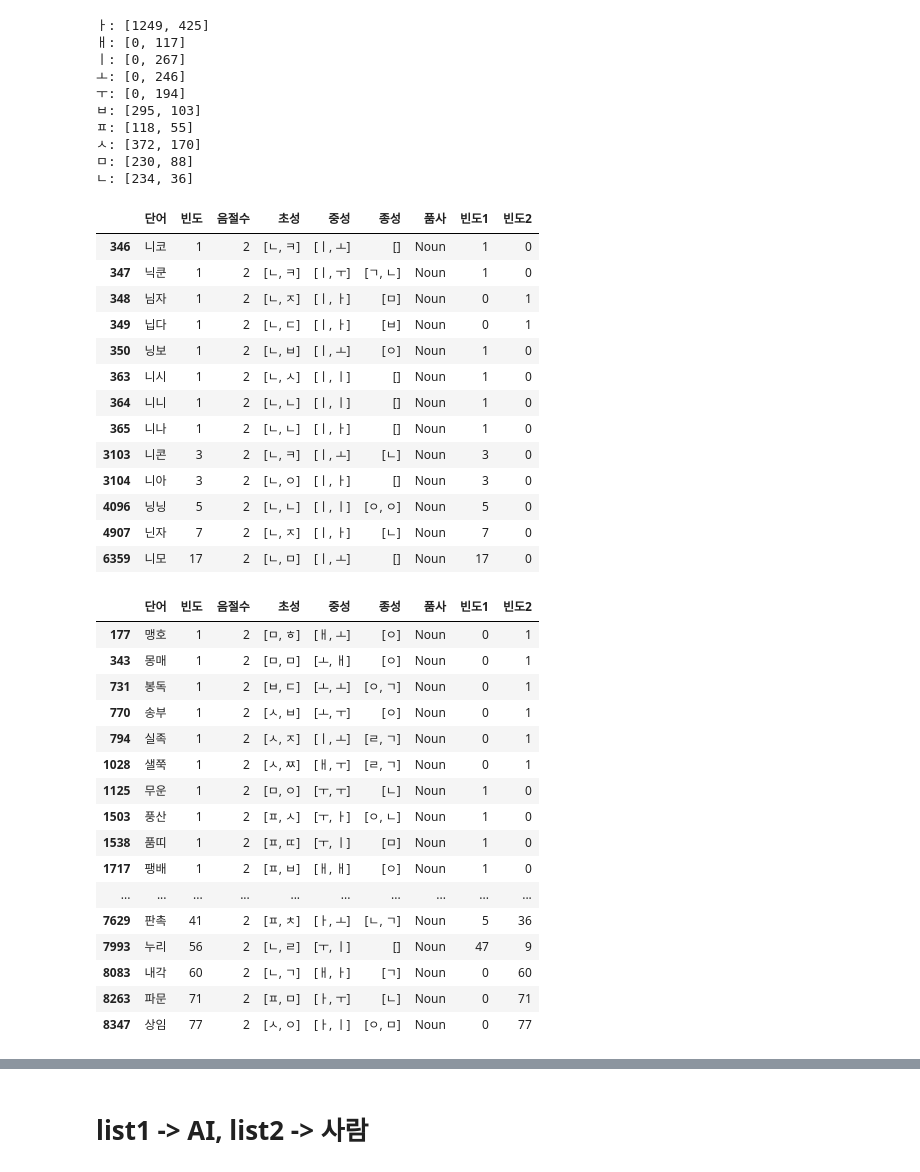
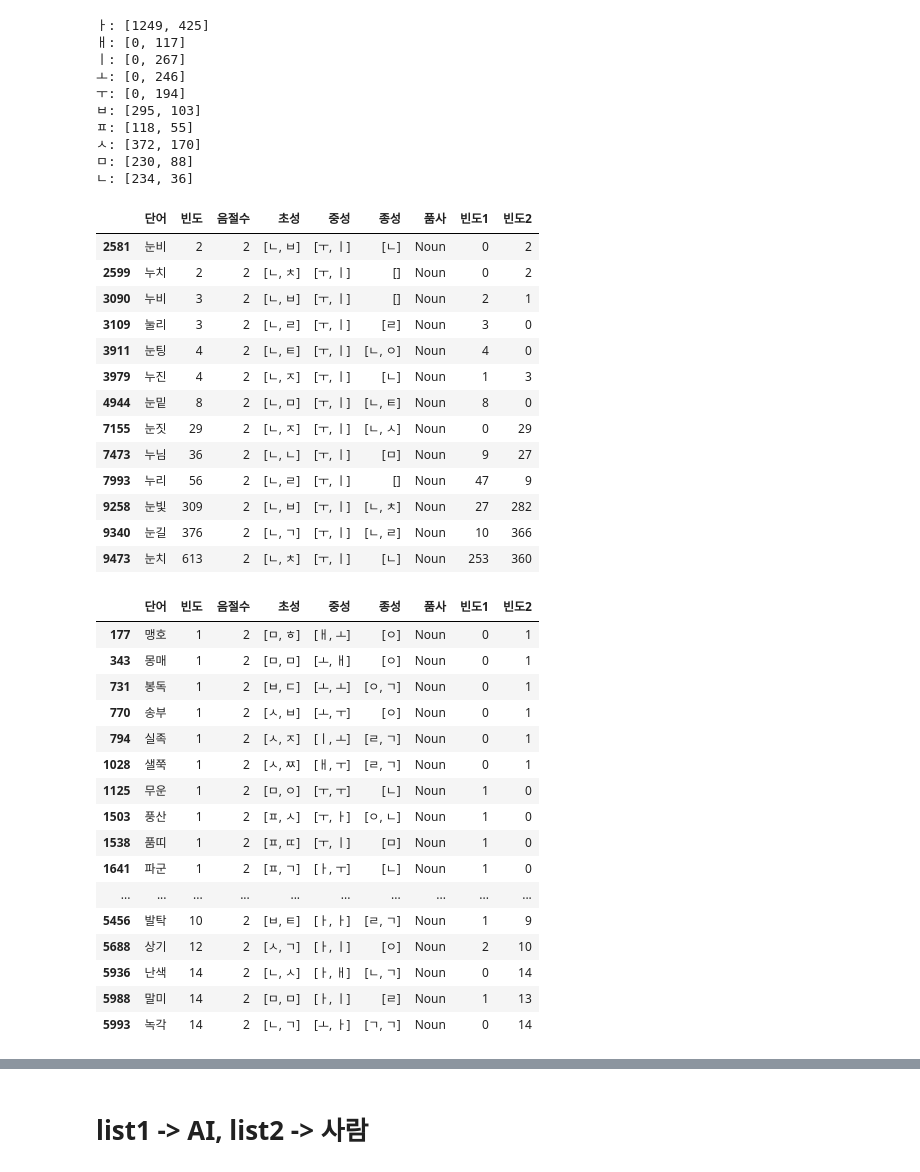
Before and after one commit to irregular6612/phoneticConvergence, a Jupyter notebook: data.ipynb, the cells around one changed output, grey strips where cells are left out. Saved outputs shown, nothing was run; the diff lists cells and outputs as text; code cells hidden in the pictures.

Commit message:
word updaetd

```diff
--- a/data.ipynb
+++ b/data.ipynb
@@ -475,30 +475,30 @@ for idx, item in enumerate(counter):
 # %%
 # 핵심은 글은 많이 쓰는데, 말로는 않하는 단어들,,
 pd.set_option('display.max_rows', None)
 #pd.reset_option('display.max_rows')
-#sample[(sample['초성'].str[0] == 'ㅅ') & (sample['중성'].str[0] == 'ㅏ') & (sample['중성'].str[1] == 'ㅣ')]
-sample[(sample['초성'].str[0] == 'ㄴ') & (sample['중성'].str[0] == 'ㅣ')]
+sample[(sample['초성'].str[0] == 'ㄴ') & (sample['중성'].str[0] == 'ㅜ') & (sample['중성'].str[1] == 'ㅣ')]
+#sample[(sample['초성'].str[0] == 'ㄴ') & (sample['중성'].str[0] == 'ㅣ')]
 # %% [output]
 |  | 단어 | 빈도 | 음절수 | 초성 | 중성 | 종성 | 품사 | 빈도1 | 빈도2 |
-| 346 | 니코 | 1 | 2 | [ㄴ, ㅋ] | [ㅣ, ㅗ] | [] | Noun | 1 | 0 |
-| 347 | 닉쿤 | 1 | 2 | [ㄴ, ㅋ] | [ㅣ, ㅜ] | [ㄱ, ㄴ] | Noun | 1 | 0 |
-| 348 | 님자 | 1 | 2 | [ㄴ, ㅈ] | [ㅣ, ㅏ] | [ㅁ] | Noun | 0 | 1 |
-| 349 | 닙다 | 1 | 2 | [ㄴ, ㄷ] | [ㅣ, ㅏ] | [ㅂ] | Noun | 0 | 1 |
-| 350 | 닝보 | 1 | 2 | [ㄴ, ㅂ] | [ㅣ, ㅗ] | [ㅇ] | Noun | 1 | 0 |
-| 363 | 니시 | 1 | 2 | [ㄴ, ㅅ] | [ㅣ, ㅣ] | [] | Noun | 1 | 0 |
-| 364 | 니니 | 1 | 2 | [ㄴ, ㄴ] | [ㅣ, ㅣ] | [] | Noun | 1 | 0 |
-| 365 | 니나 | 1 | 2 | [ㄴ, ㄴ] | [ㅣ, ㅏ] | [] | Noun | 1 | 0 |
-| 3103 | 니콘 | 3 | 2 | [ㄴ, ㅋ] | [ㅣ, ㅗ] | [ㄴ] | Noun | 3 | 0 |
-| 3104 | 니아 | 3 | 2 | [ㄴ, ㅇ] | [ㅣ, ㅏ] | [] | Noun | 3 | 0 |
-| 4096 | 닝닝 | 5 | 2 | [ㄴ, ㄴ] | [ㅣ, ㅣ] | [ㅇ, ㅇ] | Noun | 5 | 0 |
-| 4907 | 닌자 | 7 | 2 | [ㄴ, ㅈ] | [ㅣ, ㅏ] | [ㄴ] | Noun | 7 | 0 |
-| 6359 | 니모 | 17 | 2 | [ㄴ, ㅁ] | [ㅣ, ㅗ] | [] | Noun | 17 | 0 |
+| 2581 | 눈비 | 2 | 2 | [ㄴ, ㅂ] | [ㅜ, ㅣ] | [ㄴ] | Noun | 0 | 2 |
+| 2599 | 누치 | 2 | 2 | [ㄴ, ㅊ] | [ㅜ, ㅣ] | [] | Noun | 0 | 2 |
+| 3090 | 누비 | 3 | 2 | [ㄴ, ㅂ] | [ㅜ, ㅣ] | [] | Noun | 2 | 1 |
+| 3109 | 눌리 | 3 | 2 | [ㄴ, ㄹ] | [ㅜ, ㅣ] | [ㄹ] | Noun | 3 | 0 |
+| 3911 | 눈팅 | 4 | 2 | [ㄴ, ㅌ] | [ㅜ, ㅣ] | [ㄴ, ㅇ] | Noun | 4 | 0 |
+| 3979 | 누진 | 4 | 2 | [ㄴ, ㅈ] | [ㅜ, ㅣ] | [ㄴ] | Noun | 1 | 3 |
+| 4944 | 눈밑 | 8 | 2 | [ㄴ, ㅁ] | [ㅜ, ㅣ] | [ㄴ, ㅌ] | Noun | 8 | 0 |
+| 7155 | 눈짓 | 29 | 2 | [ㄴ, ㅈ] | [ㅜ, ㅣ] | [ㄴ, ㅅ] | Noun | 0 | 29 |
+| 7473 | 누님 | 36 | 2 | [ㄴ, ㄴ] | [ㅜ, ㅣ] | [ㅁ] | Noun | 9 | 27 |
+| 7993 | 누리 | 56 | 2 | [ㄴ, ㄹ] | [ㅜ, ㅣ] | [] | Noun | 47 | 9 |
+| 9258 | 눈빛 | 309 | 2 | [ㄴ, ㅂ] | [ㅜ, ㅣ] | [ㄴ, ㅊ] | Noun | 27 | 282 |
+| 9340 | 눈길 | 376 | 2 | [ㄴ, ㄱ] | [ㅜ, ㅣ] | [ㄴ, ㄹ] | Noun | 10 | 366 |
+| 9473 | 눈치 | 613 | 2 | [ㄴ, ㅊ] | [ㅜ, ㅣ] | [ㄴ] | Noun | 253 | 360 |
 # %%
-word_list = ['내빈', '내각', '패물', '팽배', '맹호', '매복', '샐쭉', '새참', '백태', '뱃심',
-             '누리', '누룩', '풍산', '품띠', '수하', '술책', '무운', '무골', '분개', '불모',
+word_list = ['내빈', '내사', '패물', '팽배', '맹호', '매복', '샐쭉', '새참', '백태', '뱃심',
+             '누진', '누룩', '풍산', '품띠', '수하', '술책', '무운', '무골', '분개', '불모',
              '닝닝', '닌자', '필생', '피폭', '비재', '빈축', '밀사', '미비', '실족', '시문',
-             '논개', '노파', '폭압', '포부', '봉독', '봉기', '몽매', '몰딩', '소농', '송부',
-             '파문', '판촉', '망루', '말미', '난파', '난색', '발탁', '박애', '상록', '상임'
+             '논개', '녹각', '폭압', '포문', '봉독', '복시', '몽매', '몰딩', '소조', '송부',
+             '파군', '판본', '망루', '말미', '난파', '난색', '발탁', '박애', '상록', '상기'
              ]
 filtered_df = sample[sample['단어'].isin(word_list)]
 filtered_df
@@ -513,13 +513,13 @@ filtered_df
 | 1125 | 무운 | 1 | 2 | [ㅁ, ㅇ] | [ㅜ, ㅜ] | [ㄴ] | Noun | 1 | 0 |
 | 1503 | 풍산 | 1 | 2 | [ㅍ, ㅅ] | [ㅜ, ㅏ] | [ㅇ, ㄴ] | Noun | 1 | 0 |
 | 1538 | 품띠 | 1 | 2 | [ㅍ, ㄸ] | [ㅜ, ㅣ] | [ㅁ] | Noun | 1 | 0 |
-| 1717 | 팽배 | 1 | 2 | [ㅍ, ㅂ] | [ㅐ, ㅐ] | [ㅇ] | Noun | 1 | 0 |
+| 1641 | 파군 | 1 | 2 | [ㅍ, ㄱ] | [ㅏ, ㅜ] | [ㄴ] | Noun | 1 | 0 |
 | ... | ... | ... | ... | ... | ... | ... | ... | ... | ... |
-| 7629 | 판촉 | 41 | 2 | [ㅍ, ㅊ] | [ㅏ, ㅗ] | [ㄴ, ㄱ] | Noun | 5 | 36 |
-| 7993 | 누리 | 56 | 2 | [ㄴ, ㄹ] | [ㅜ, ㅣ] | [] | Noun | 47 | 9 |
-| 8083 | 내각 | 60 | 2 | [ㄴ, ㄱ] | [ㅐ, ㅏ] | [ㄱ] | Noun | 0 | 60 |
-| 8263 | 파문 | 71 | 2 | [ㅍ, ㅁ] | [ㅏ, ㅜ] | [ㄴ] | Noun | 0 | 71 |
-| 8347 | 상임 | 77 | 2 | [ㅅ, ㅇ] | [ㅏ, ㅣ] | [ㅇ, ㅁ] | Noun | 0 | 77 |
+| 5456 | 발탁 | 10 | 2 | [ㅂ, ㅌ] | [ㅏ, ㅏ] | [ㄹ, ㄱ] | Noun | 1 | 9 |
+| 5688 | 상기 | 12 | 2 | [ㅅ, ㄱ] | [ㅏ, ㅣ] | [ㅇ] | Noun | 2 | 10 |
+| 5936 | 난색 | 14 | 2 | [ㄴ, ㅅ] | [ㅏ, ㅐ] | [ㄴ, ㄱ] | Noun | 0 | 14 |
+| 5988 | 말미 | 14 | 2 | [ㅁ, ㅁ] | [ㅏ, ㅣ] | [ㄹ] | Noun | 1 | 13 |
+| 5993 | 녹각 | 14 | 2 | [ㄴ, ㄱ] | [ㅗ, ㅏ] | [ㄱ, ㄱ] | Noun | 0 | 14 |
 # %%
 counter = count_vowel(filtered_df)
 for idx, item in enumerate(counter):
```
Also changed, not shown: parts of 1 cell of this notebook, 7 other files.
